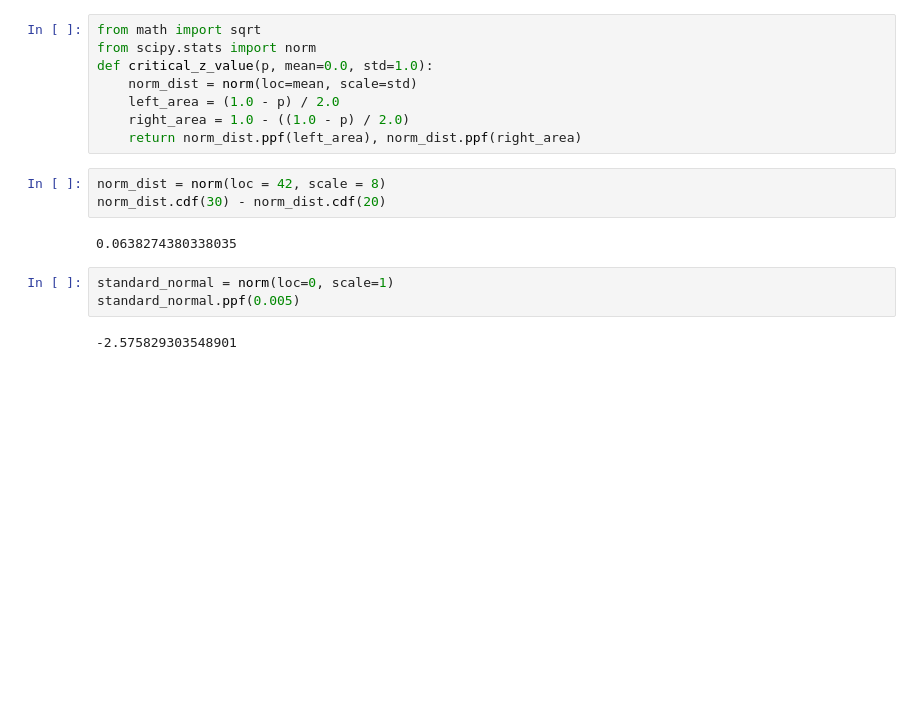
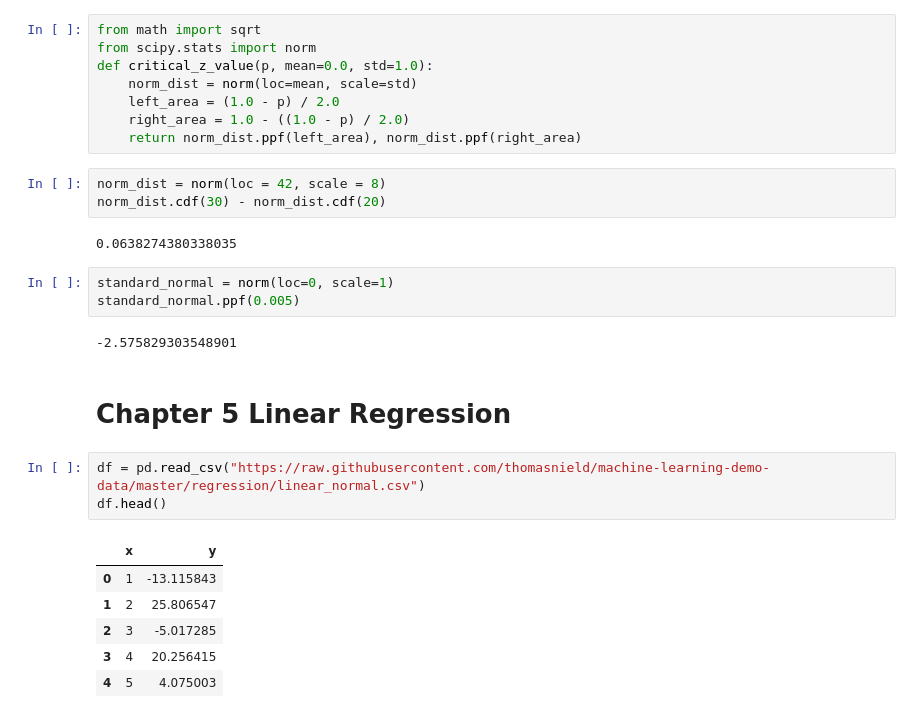
Before and after one commit to ViniciusKos/daily_studies, a Jupyter notebook: essential math for data science/ab_test.ipynb, the cells around one changed output. Saved outputs shown, nothing was run; the diff lists cells and outputs as text; blank space fills up the shorter version.

Commit message:
linear regression

```diff
--- a/essential math for data science/ab_test.ipynb
+++ b/essential math for data science/ab_test.ipynb
@@ -224,3 +224,15 @@ standard_normal = norm(loc=0, scale=1)
 standard_normal.ppf(0.005)
 # %% [output]
 -2.575829303548901
+# %% [markdown]
+# Chapter 5 Linear Regression
+# %%
+df = pd.read_csv("https://raw.githubusercontent.com/thomasnield/machine-learning-demo-data/master/regression/linear_normal.csv")
+df.head()
+# %% [output]
+|  | x | y |
+| 0 | 1 | -13.115843 |
+| 1 | 2 | 25.806547 |
+| 2 | 3 | -5.017285 |
+| 3 | 4 | 20.256415 |
+| 4 | 5 | 4.075003 |
```
Also changed, not shown: parts of 1 cell of this notebook.
